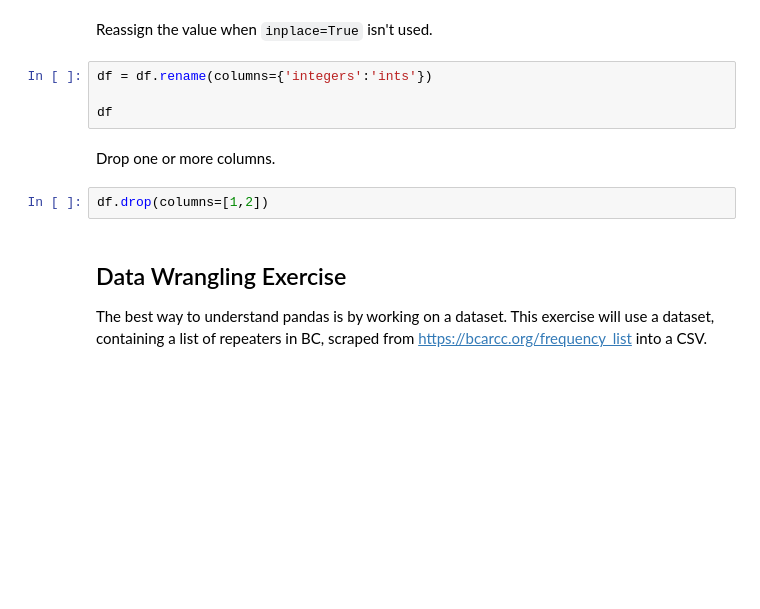
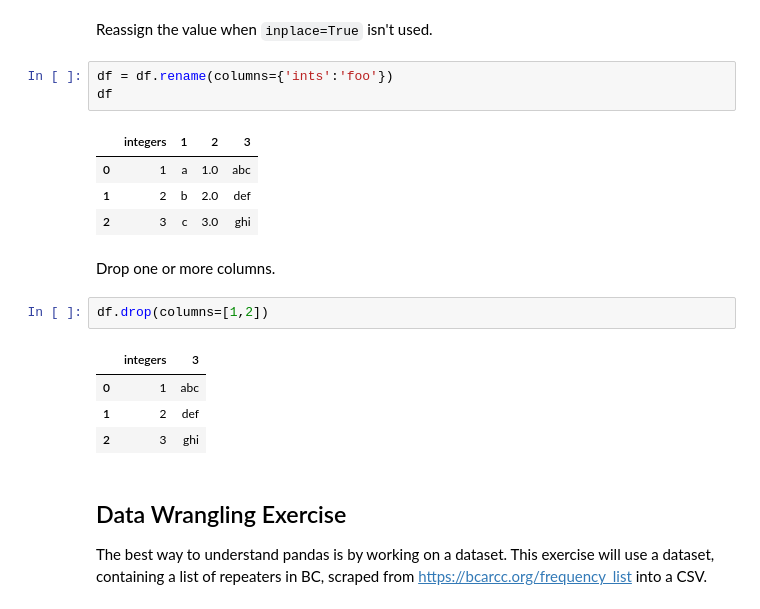
Before and after one commit to va7sdf/vicpimakers-pandas, a Jupyter notebook: pandas.ipynb, the cells around one changed output. Cells and saved outputs as stored; diff of their text form; blank space fills up the shorter version.

```diff
--- a/pandas.ipynb
+++ b/pandas.ipynb
@@ -230,13 +301,22 @@ df
 # %% [markdown]
 Reassign the value when `inplace=True` isn't used.
 # %%
-df = df.rename(columns={'integers':'ints'})
-
+df = df.rename(columns={'ints':'foo'})
 df
+# %% [output]
+|  | integers | 1 | 2 | 3 |
+| 0 | 1 | a | 1.0 | abc |
+| 1 | 2 | b | 2.0 | def |
+| 2 | 3 | c | 3.0 | ghi |
 # %% [markdown]
 Drop one or more columns.
 # %%
 df.drop(columns=[1,2])
+# %% [output]
+|  | integers | 3 |
+| 0 | 1 | abc |
+| 1 | 2 | def |
+| 2 | 3 | ghi |
 # %% [markdown]
 ## Data Wrangling Exercise
 
```
Also changed, not shown: parts of 36 cells of this notebook.
